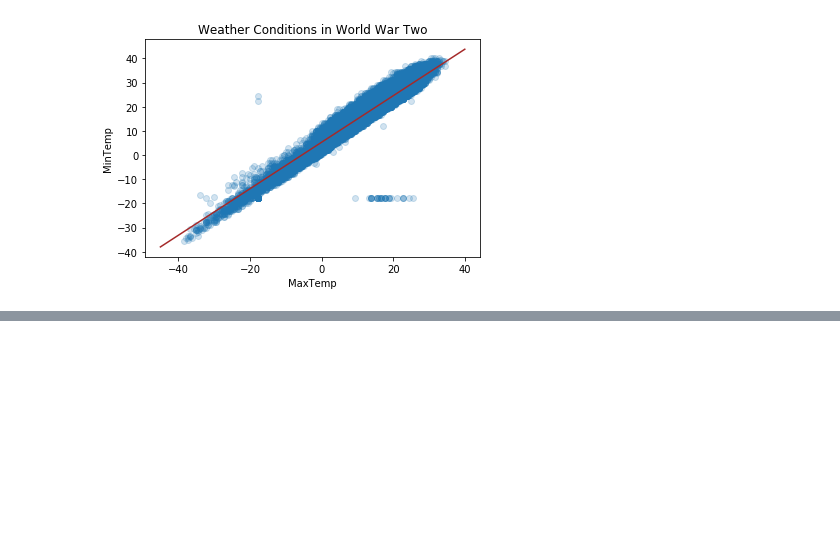
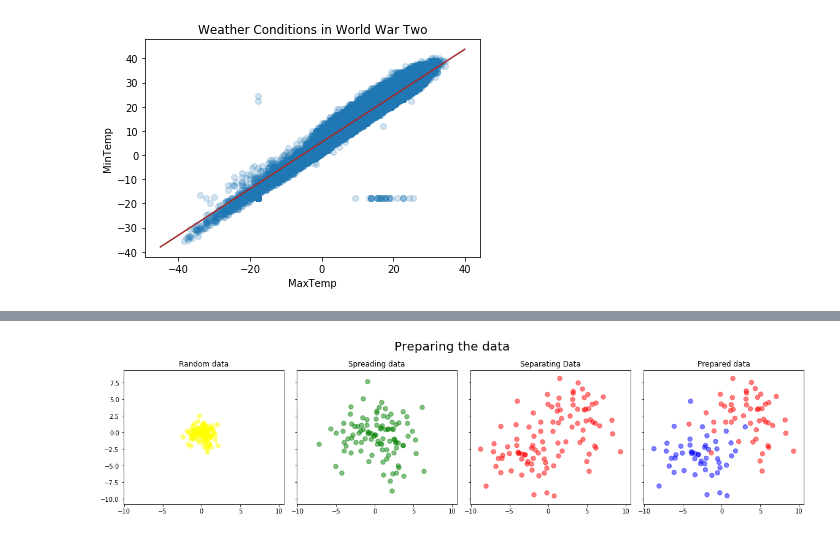
Before and after one commit to FFourier/Machine-And-Deep-Learning, a Jupyter notebook: notebooks/02-Linear_Logistic_Regression.ipynb, the cells around one changed output, grey strips where cells are left out. Drawn from its saved outputs; the diff is of its cells as text; code cells hidden in the pictures; blank space fills up the shorter version.

```diff
--- a/notebooks/02-LinearRegression.ipynb
+++ b/notebooks/02-Linear_Logistic_Regression.ipynb
@@ -143,0 +148,44 @@ plt.show()
+# %%
+import numpy as np
+import matplotlib.pyplot as plt
+import torch
+import torch.nn as nn
+import torch.optim as optim
+from tqdm import tqdm
+import statistics as st
+
+
+n=100
+h=n//2
+dimen=2
+
+
+data=np.random.randn(n,dimen)
+
+fig, axs = plt.subplots(1,4,sharey=True,sharex=True, constrained_layout=True)
+fig.suptitle('Preparing the data', fontsize=20)
+fig.set_size_inches(16, 4)
+
+axs[0].scatter(data[:,0],data[:,1],c='yellow', s=55,alpha=0.5)
+axs[0].set_title('Random data')
+
+data=data*3
+
+axs[1].scatter(data[:,0],data[:,1],c='green', s=55,alpha=0.5)
+axs[1].set_title('Spreading data')
+
+data[:h,:]=data[:h,:]-3*np.ones((h,dimen))
+data[h:,:]=data[h:,:]+3*np.ones((h,dimen))
+
+axs[2].scatter(data[:,0],data[:,1],c='red', s=55,alpha=0.5)
+axs[2].set_title('Separating Data')
+
+colors=['blue','red']
+color=np.array([colors[0]]*h+[colors[1]]*h).reshape(n)
+
+axs[3].scatter(data[:,0],data[:,1],c=color,s=55,alpha=0.5)
+axs[3].set_title('Prepared data')
+
+plt.show()
+# %% [output]
+[figure, added]
```
Also changed, not shown: parts of 2 cells of this notebook, 1 other file.
